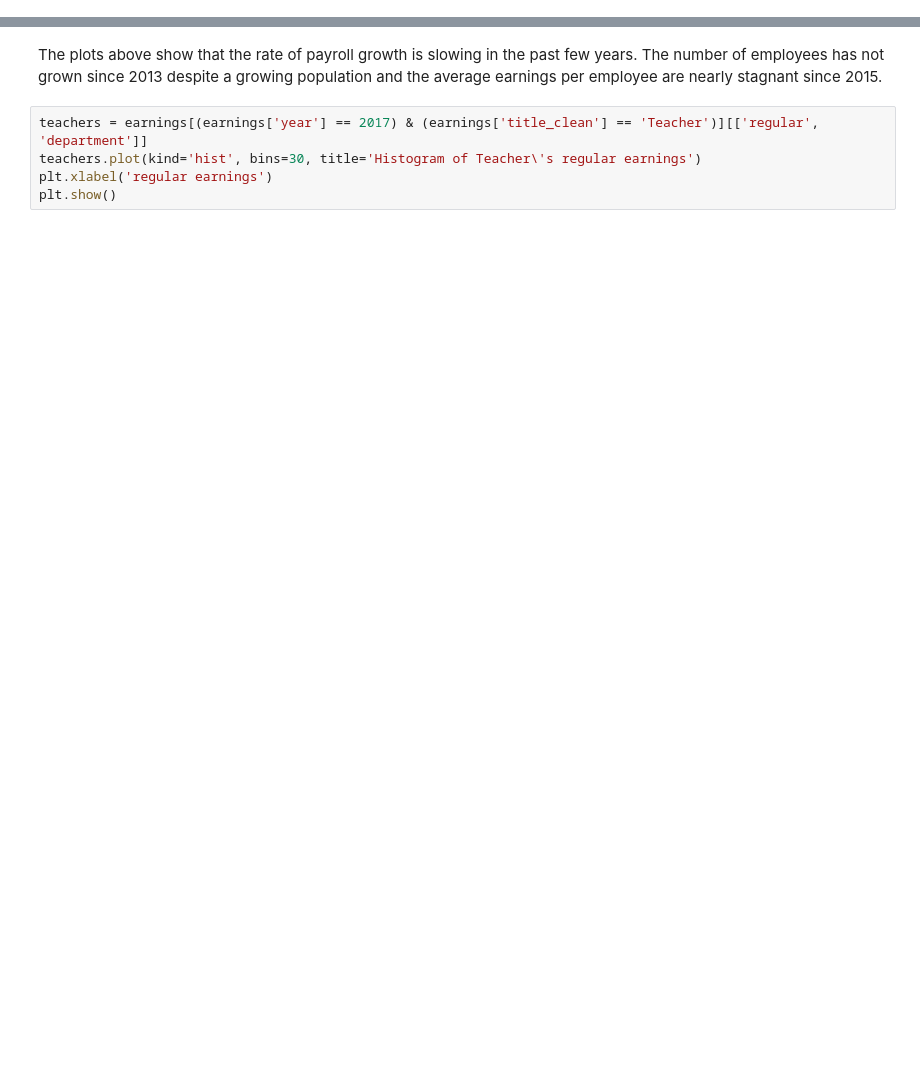
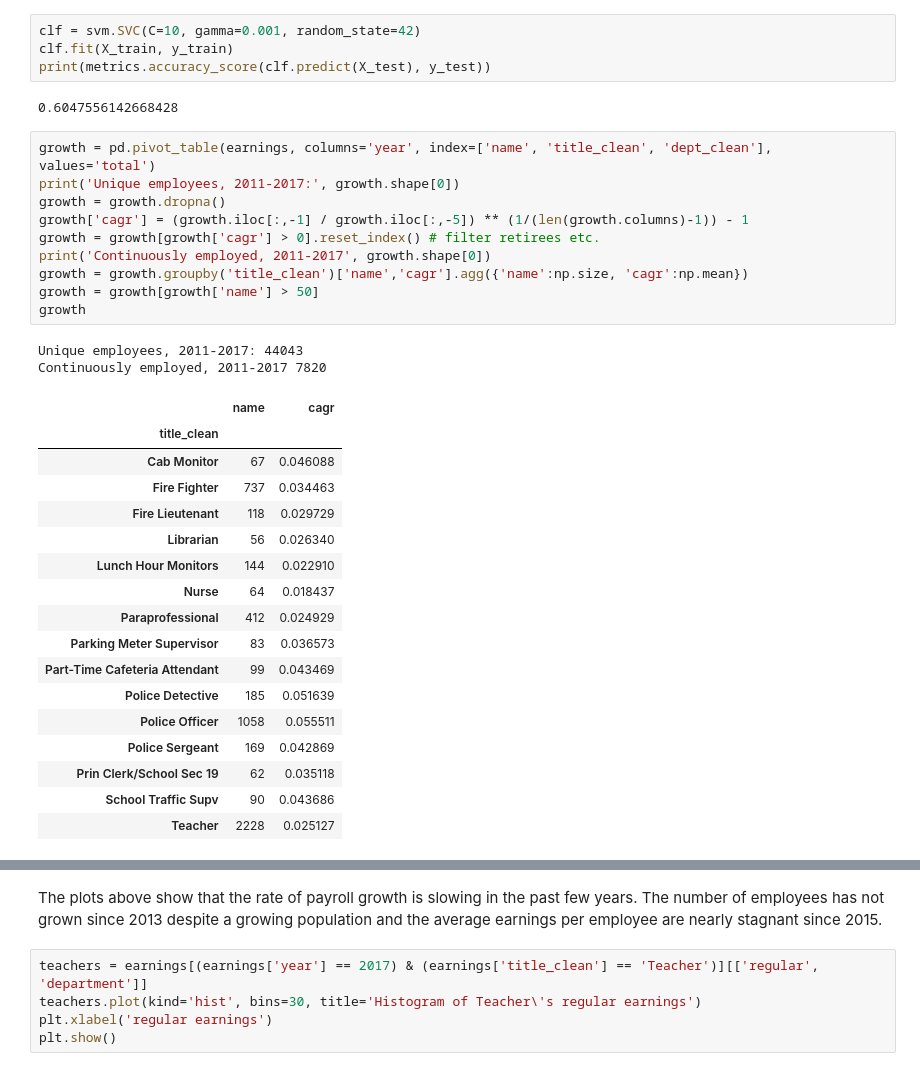
Before and after one commit to Turanga1/Springboard_DataScience, a Jupyter notebook: Capstone 1 - Boston Earnings Report/boston_earnings_analysis.ipynb, the cells around one changed output, grey strips where cells are left out. Drawn from its saved outputs; the diff is of its cells as text; blank space fills up the shorter version.

```diff
--- a/Capstone 1 - Boston Earnings Report/boston_earnings_analysis.ipynb
+++ b/Capstone 1 - Boston Earnings Report/boston_earnings_analysis.ipynb
@@ -37,3 +146,39 @@ memory usage: 18.6+ MB
+# %%
+clf = svm.SVC(C=10, gamma=0.001, random_state=42)
+clf.fit(X_train, y_train)
+print(metrics.accuracy_score(clf.predict(X_test), y_test))
+# %% [output]
+0.6047556142668428
+# %%
+growth = pd.pivot_table(earnings, columns='year', index=['name', 'title_clean', 'dept_clean'], values='total')
+print('Unique employees, 2011-2017:', growth.shape[0])
+growth = growth.dropna()
+growth['cagr'] = (growth.iloc[:,-1] / growth.iloc[:,-5]) ** (1/(len(growth.columns)-1)) - 1
+growth = growth[growth['cagr'] > 0].reset_index() # filter retirees etc.
+print('Continuously employed, 2011-2017', growth.shape[0])
+growth = growth.groupby('title_clean')['name','cagr'].agg({'name':np.size, 'cagr':np.mean})
+growth = growth[growth['name'] > 50]
+growth
+# %% [output]
+Unique employees, 2011-2017: 44043
+Continuously employed, 2011-2017 7820
+|  | name | cagr |
+| title_clean |  |  |
+| Cab Monitor | 67 | 0.046088 |
+| Fire Fighter | 737 | 0.034463 |
+| Fire Lieutenant | 118 | 0.029729 |
+| Librarian | 56 | 0.026340 |
+| Lunch Hour Monitors | 144 | 0.022910 |
+| Nurse | 64 | 0.018437 |
+| Paraprofessional | 412 | 0.024929 |
+| Parking Meter Supervisor | 83 | 0.036573 |
+| Part-Time Cafeteria Attendant | 99 | 0.043469 |
+| Police Detective | 185 | 0.051639 |
+| Police Officer | 1058 | 0.055511 |
+| Police Sergeant | 169 | 0.042869 |
+| Prin Clerk/School Sec 19 | 62 | 0.035118 |
+| School Traffic Supv | 90 | 0.043686 |
+| Teacher | 2228 | 0.025127 |
 # %%
 # total payroll by year
 total_payroll = earnings.groupby(earnings['year'])[['regular', 'total', 'name']]\
```
Also changed, not shown: parts of 28 cells of this notebook.
